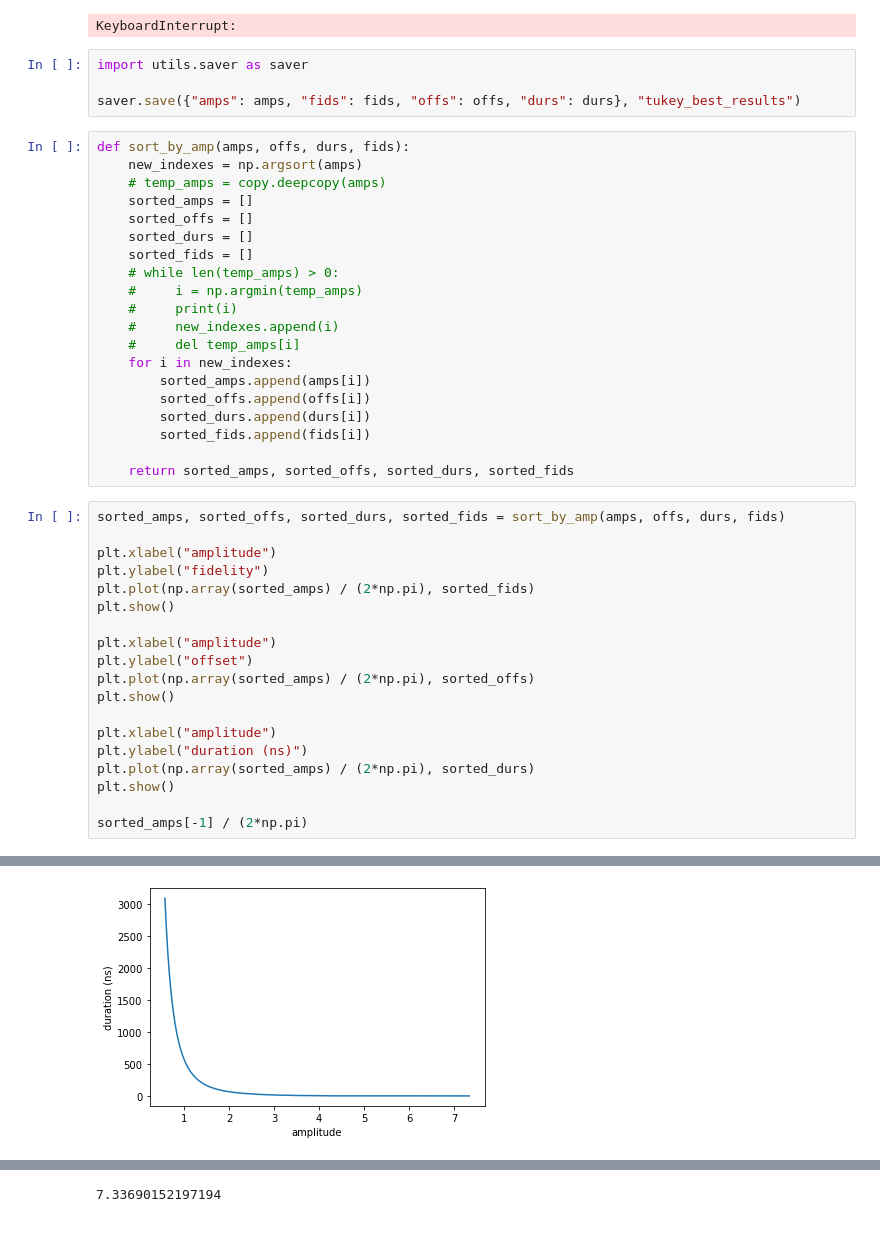
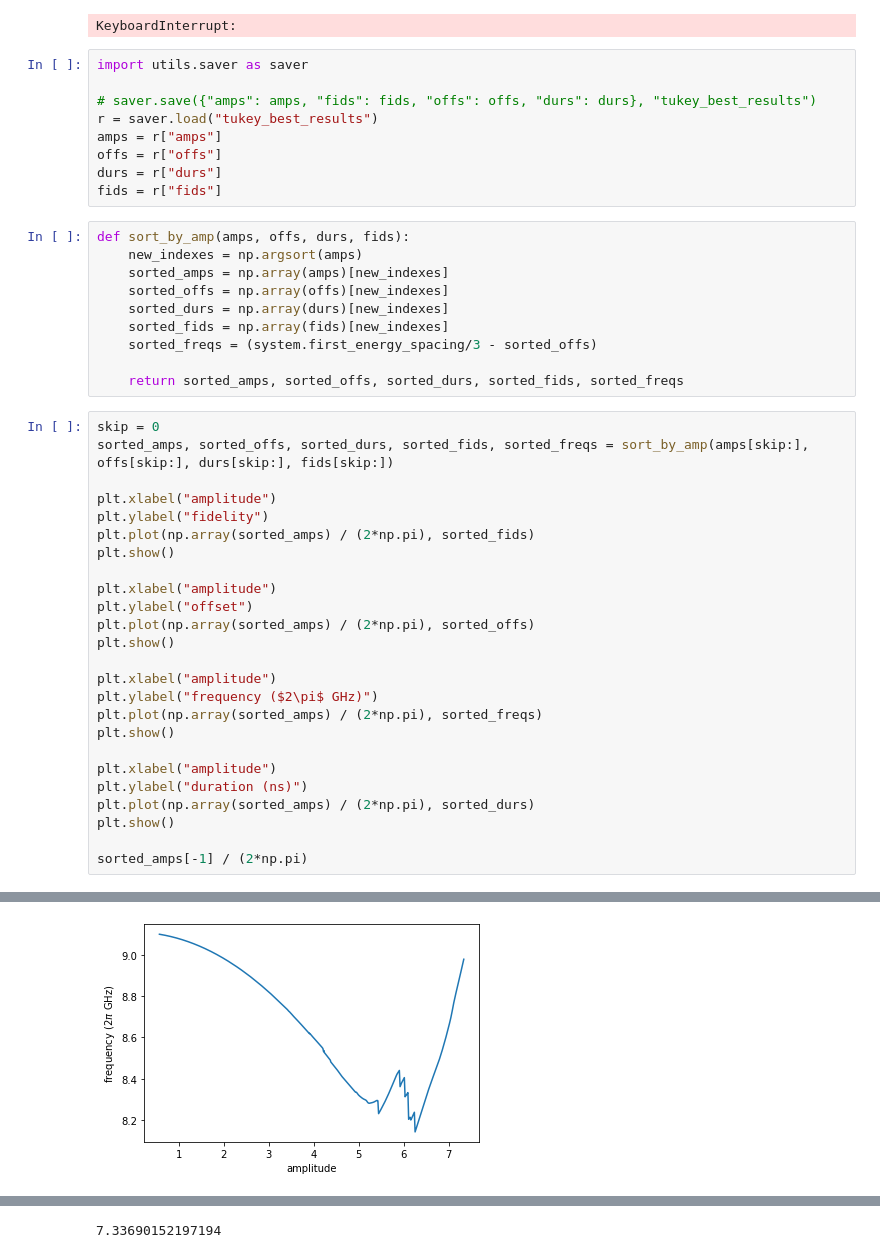
Before and after one commit to david-gorski/subharmonic_superconducting_qubits, a Jupyter notebook: optimization/BestOffsetDurationSearch.ipynb, the cells around one changed output, grey strips where cells are left out. Drawn from its saved outputs; the diff is of its cells as text.

Commit message:
september experimental data system modeled

```diff
--- a/optimization/BestOffsetDurationSearch.ipynb
+++ b/optimization/BestOffsetDurationSearch.ipynb
@@ -82,47 +82,48 @@ KeyboardInterrupt:
 # %%
 import utils.saver as saver
 
-saver.save({"amps": amps, "fids": fids, "offs": offs, "durs": durs}, "tukey_best_results")
+# saver.save({"amps": amps, "fids": fids, "offs": offs, "durs": durs}, "tukey_best_results")
+r = saver.load("tukey_best_results")
+amps = r["amps"]
+offs = r["offs"]
+durs = r["durs"]
+fids = r["fids"]
-# %%
-def sort_by_amp(amps, offs, durs, fids):
-    new_indexes = np.argsort(amps)
-    # temp_amps = copy.deepcopy(amps)
-    sorted_amps = []
-    sorted_offs = []
-    sorted_durs = []
-    sorted_fids = []
-    # while len(temp_amps) > 0:
-    #     i = np.argmin(temp_amps)
-    #     print(i)
-    #     new_indexes.append(i)
-    #     del temp_amps[i]
-    for i in new_indexes:
-        sorted_amps.append(amps[i])
-        sorted_offs.append(offs[i])
-        sorted_durs.append(durs[i])
-        sorted_fids.append(fids[i])
-
-    return sorted_amps, sorted_offs, sorted_durs, sorted_fids
+# %%
+def sort_by_amp(amps, offs, durs, fids):
+    new_indexes = np.argsort(amps)
+    sorted_amps = np.array(amps)[new_indexes]
+    sorted_offs = np.array(offs)[new_indexes]
+    sorted_durs = np.array(durs)[new_indexes]
+    sorted_fids = np.array(fids)[new_indexes]
+    sorted_freqs = (system.first_energy_spacing/3 - sorted_offs)
+
+    return sorted_amps, sorted_offs, sorted_durs, sorted_fids, sorted_freqs
 # %%
-sorted_amps, sorted_offs, sorted_durs, sorted_fids = sort_by_amp(amps, offs, durs, fids)
+skip = 0
+sorted_amps, sorted_offs, sorted_durs, sorted_fids, sorted_freqs = sort_by_amp(amps[skip:], offs[skip:], durs[skip:], fids[skip:])
 
 plt.xlabel("amplitude")
 plt.ylabel("fidelity")
 plt.plot(np.array(sorted_amps) / (2*np.pi), sorted_fids)
 plt.show()
 
 plt.xlabel("amplitude")
 plt.ylabel("offset")
 plt.plot(np.array(sorted_amps) / (2*np.pi), sorted_offs)
 plt.show()
 
 plt.xlabel("amplitude")
+plt.ylabel("frequency ($2\pi$ GHz)")
+plt.plot(np.array(sorted_amps) / (2*np.pi), sorted_freqs)
+plt.show()
+
+plt.xlabel("amplitude")
 plt.ylabel("duration (ns)")
 plt.plot(np.array(sorted_amps) / (2*np.pi), sorted_durs)
 plt.show()
 
 sorted_amps[-1] / (2*np.pi)
 # %% [output]
 [figure]
 [figure]
-[figure, old version]
+[figure, new version]
```
Also changed, not shown: parts of 1 cell of this notebook, 7 other files.
